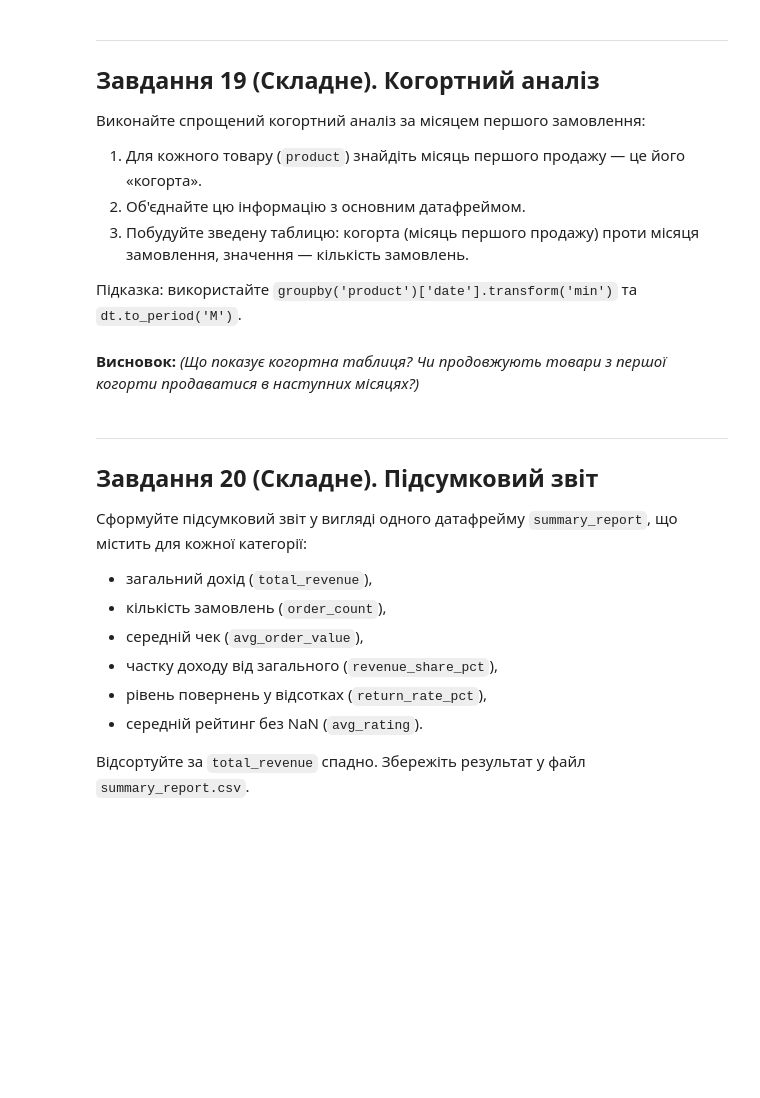
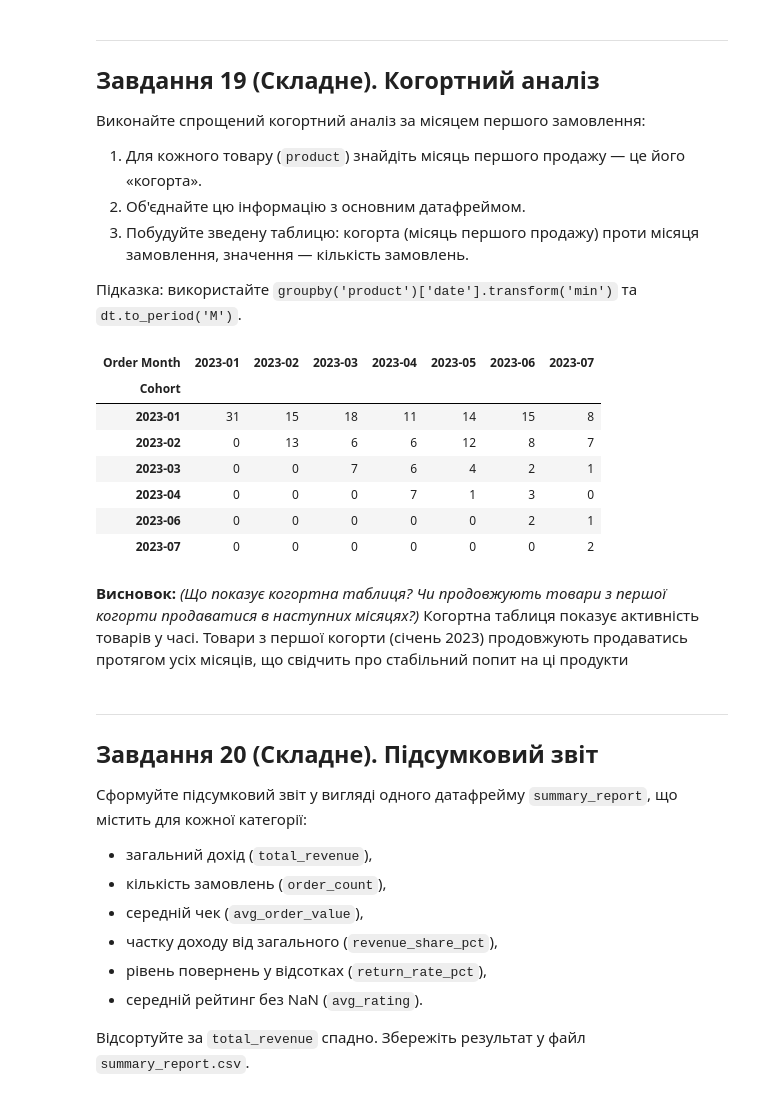
Before and after one commit to T-Svitlichna/DTA_Python, a Jupyter notebook: HomeWork/20_pandas_tasks_beginners_DTA.ipynb, the cells around one changed output. Saved outputs shown, nothing was run; the diff lists cells and outputs as text; code cells hidden in the pictures; blank space fills up the shorter version.

```diff
--- a/HomeWork/20_pandas_tasks_beginners_DTA.ipynb
+++ b/HomeWork/20_pandas_tasks_beginners_DTA.ipynb
@@ -626,13 +625,13 @@ dtype: float64
 # %%
 # Ваш код тут
 city_avg_total = df.groupby('city')['total'].transform('mean')
-df['city_avg_total'] = city_avg_total
+
 df['above_city_avg'] = df['total'] > df['city_avg_total']
 df['above_city_avg'].value_counts(normalize=True)
 print(df['above_city_avg'].value_counts(normalize=True))
 df.groupby('city')['above_city_avg'].mean().round(2)
 print("-" * 25)
-print("Cума по мітах з Transform: ","\n",city_avg_total.head(10).round(2) )
+print("Cума по містах з Transform: ","\n",city_avg_total.head(10).round(2) )
 print("-" * 25)
 print("Частка замовдень вища за середню ","\n", df.groupby('city')['above_city_avg'].mean().round(2))
 # %% [output]
@@ -718,5 +715,22 @@ date
+# %%
+df = df.reset_index() # Convert 'date' index back to a column
+df['first_order_month'] = df.groupby('product')['date'].transform('min').dt.to_period('M')
+df_cohort = pd.crosstab(df['first_order_month'], df['date'].dt.to_period('M'))
+df_cohort.index.name = 'Cohort'
+df_cohort.columns.name = 'Order Month'
+df_cohort.style.background_gradient(cmap='YlGnBu')
+# %% [output]
+| Order Month | 2023-01 | 2023-02 | 2023-03 | 2023-04 | 2023-05 | 2023-06 | 2023-07 |
+| Cohort |  |  |  |  |  |  |  |
+| 2023-01 | 31 | 15 | 18 | 11 | 14 | 15 | 8 |
+| 2023-02 | 0 | 13 | 6 | 6 | 12 | 8 | 7 |
+| 2023-03 | 0 | 0 | 7 | 6 | 4 | 2 | 1 |
+| 2023-04 | 0 | 0 | 0 | 7 | 1 | 3 | 0 |
+| 2023-06 | 0 | 0 | 0 | 0 | 0 | 2 | 1 |
+| 2023-07 | 0 | 0 | 0 | 0 | 0 | 0 | 2 |
 # %% [markdown]
 **Висновок:** *(Що показує когортна таблиця? Чи продовжують товари з першої когорти продаватися в наступних місяцях?)*
+Когортна таблиця показує активність товарів у часі. Товари з першої когорти (січень 2023) продовжують продаватись протягом усіх місяців, що свідчить про стабільний попит на ці продукти
 # %% [markdown]
 ---
 ## Завдання 20 (Складне). Підсумковий звіт
```
Also changed, not shown: parts of 12 cells of this notebook.
